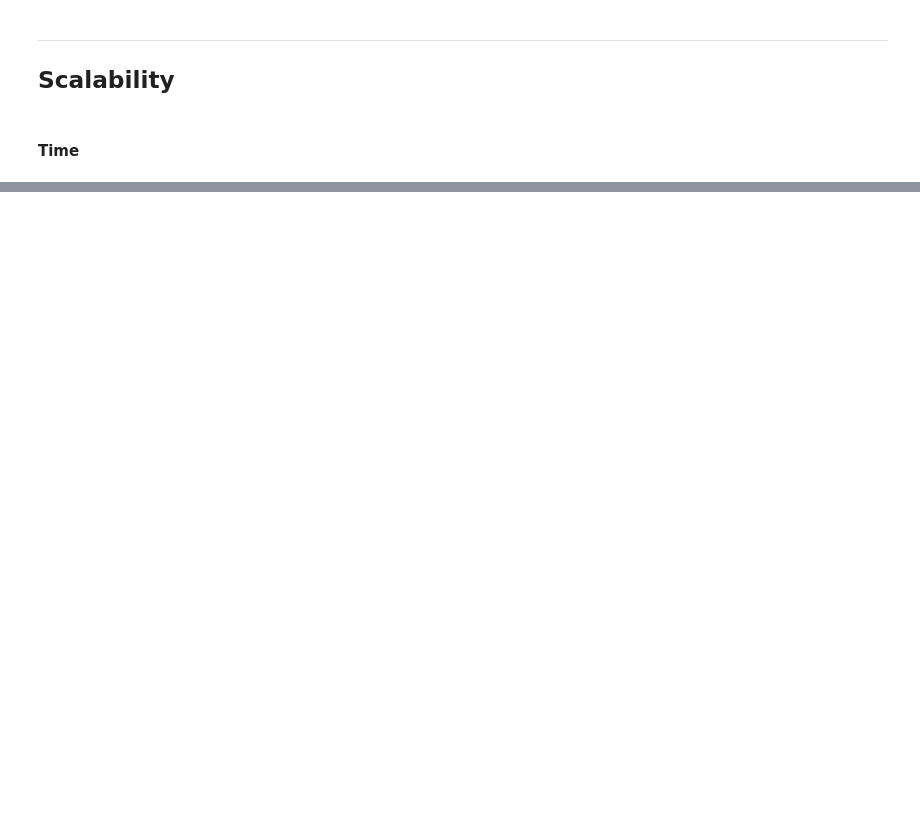
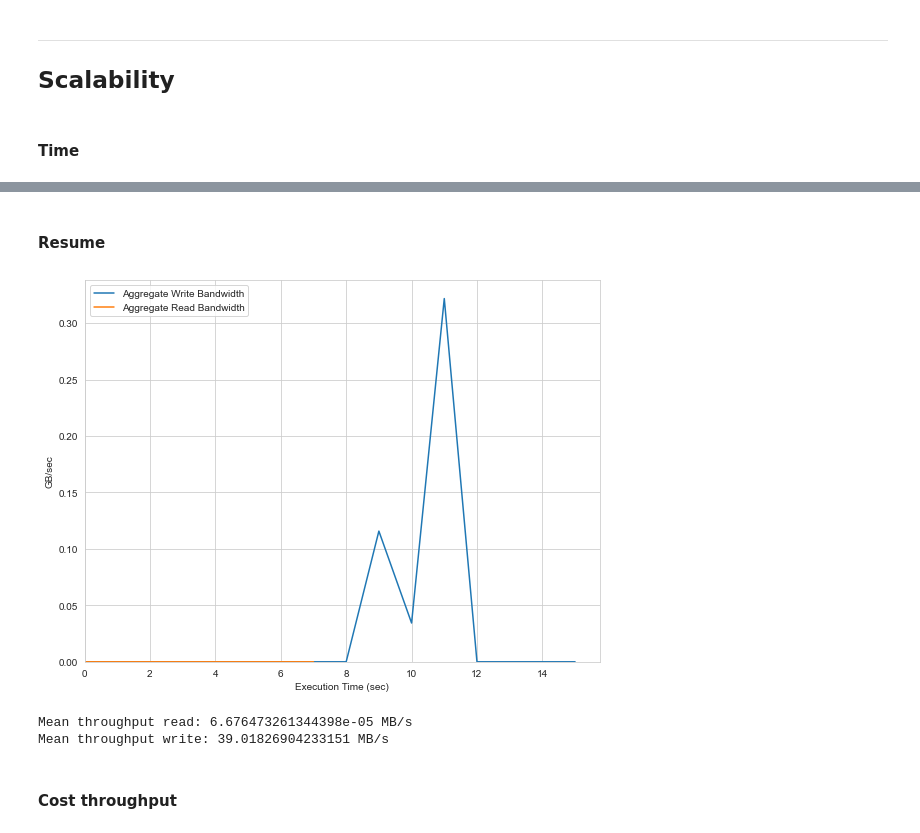
Before and after one commit to Sararl27/GeoSpatial_WildfireRisk, a Jupyter notebook: geospatial_use/WildfireRisk.ipynb, the cells around one changed output, grey strips where cells are left out. Drawn from its saved outputs; the diff is of its cells as text; code cells hidden in the pictures; blank space fills up the shorter version.

Commit message:
Update throughput

```diff
--- a/geospatial_use/WildfireRisk.ipynb
+++ b/geospatial_use/WildfireRisk.ipynb
@@ -492,0 +389,17 @@ print(f"The experiment cost ${cost_interpolation:.4f}.")
+# %%
+def storage_performance_read(key_name, storage):
+    get_t0 = time.time()
+    obj = storage.get_object(bucket=DATA_BUCKET, key=key_name)
+    get_t1 = time.time()
+    get_sz = len(key_name)
+    read_bandwidth_mb = get_sz / (get_t1 - get_t0) / 1e6
+
+    stats = {'t0': get_t0, 't1': get_t1, 'bandwidth': read_bandwidth_mb, 'size': get_sz}
+
+    return stats
+# %%
+data_file_read = [str(obj['Key']) for obj in storage.list_objects(DATA_BUCKET) if str(obj['Key']).endswith('.laz')]
+
+fexec = lithops.FunctionExecutor()
+fs = fexec.map(storage_performance_read, data_file_read)
+read_results = fexec.get_result(fs=fs)
@@ -492,0 +417,18 @@ print(f"The experiment cost ${cost_interpolation:.4f}.")
+# %%
+def storage_performance_write(obj, size_file, storage): # Coje el fichero y lo sobre
+    data = obj.data_stream.read()
+    put_sz = size_file # Modified, get the size in bytes of the data to upload
+    put_t0 = time.time()
+    storage.put_object(bucket=DATA_BUCKET,  key=obj.key, body=data)
+    put_t1 = time.time()
+    write_bandwidth_mb = put_sz / (put_t1 - put_t0) / 1e6
+
+    stats = {'t0': put_t0, 't1': put_t1, 'bandwidth': write_bandwidth_mb, 'size': put_sz}
+
+    return stats
+# %%
+data_file_write = [{'obj':(f'cos://{DATA_BUCKET}/'+obj["Key"]), 'size_file': obj['Size']}
+                   for obj in storage.list_objects(DATA_BUCKET) if str(obj['Key']).endswith('.tiff')]
+fexec = lithops.FunctionExecutor()
+fs = fexec.map(storage_performance_write, data_file_write)
+write_results = fexec.get_result(fs=fs)
@@ -492,0 +444,2 @@ print(f"The experiment cost ${cost_interpolation:.4f}.")
+# %% [markdown]
+#### Resume
@@ -492,0 +494,4 @@ print(f"The experiment cost ${cost_interpolation:.4f}.")
+# %%
+create_agg_bdwth_plot(write_results, read_results, './plots/throughput_storage_kpi.png')
+# %% [output]
+[figure, added]
@@ -492,0 +504,8 @@ print(f"The experiment cost ${cost_interpolation:.4f}.")
+# %%
+print(f'Mean throughput read: {calc_mean_throughput(read_results)} MB/s')
+print(f'Mean throughput write: {calc_mean_throughput(write_results)} MB/s')
+# %% [output]
+Mean throughput read: 6.676473261344398e-05 MB/s
+Mean throughput write: 39.01826904233151 MB/s
+# %% [markdown]
+#### Cost throughput
```
Also changed, not shown: parts of 42 cells of this notebook, 6 other files.
